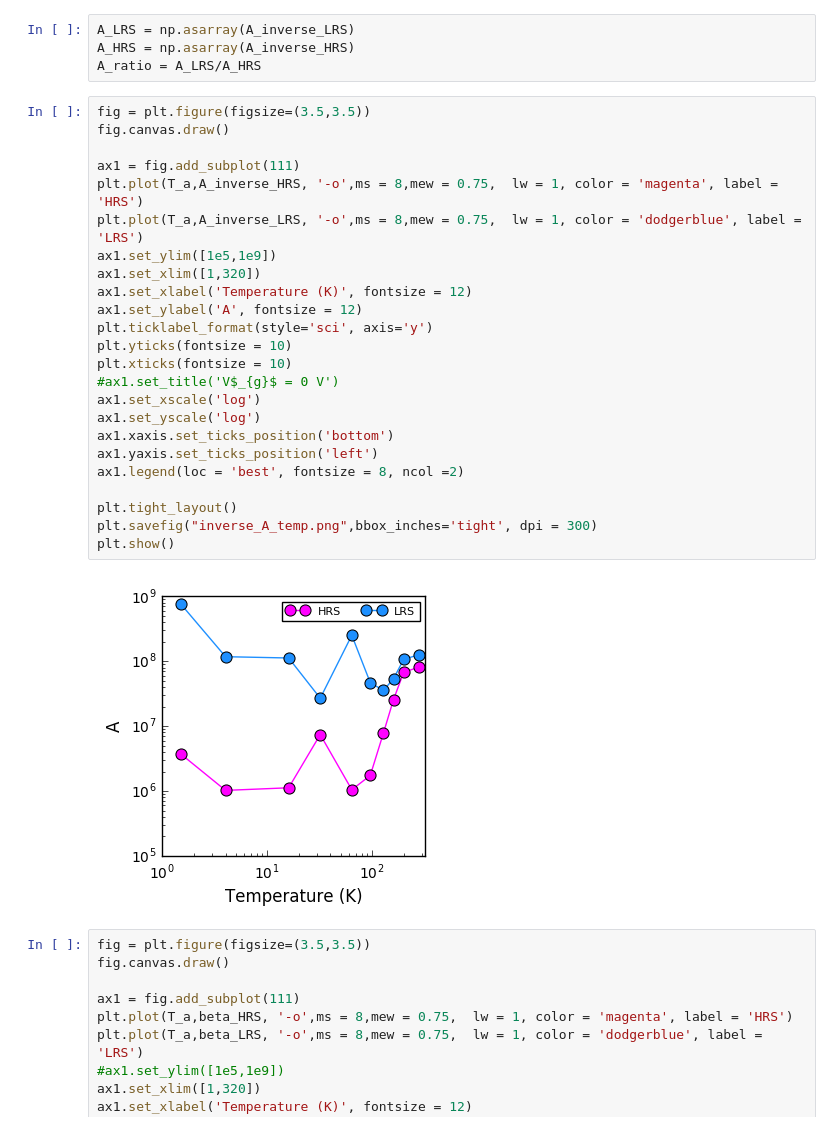
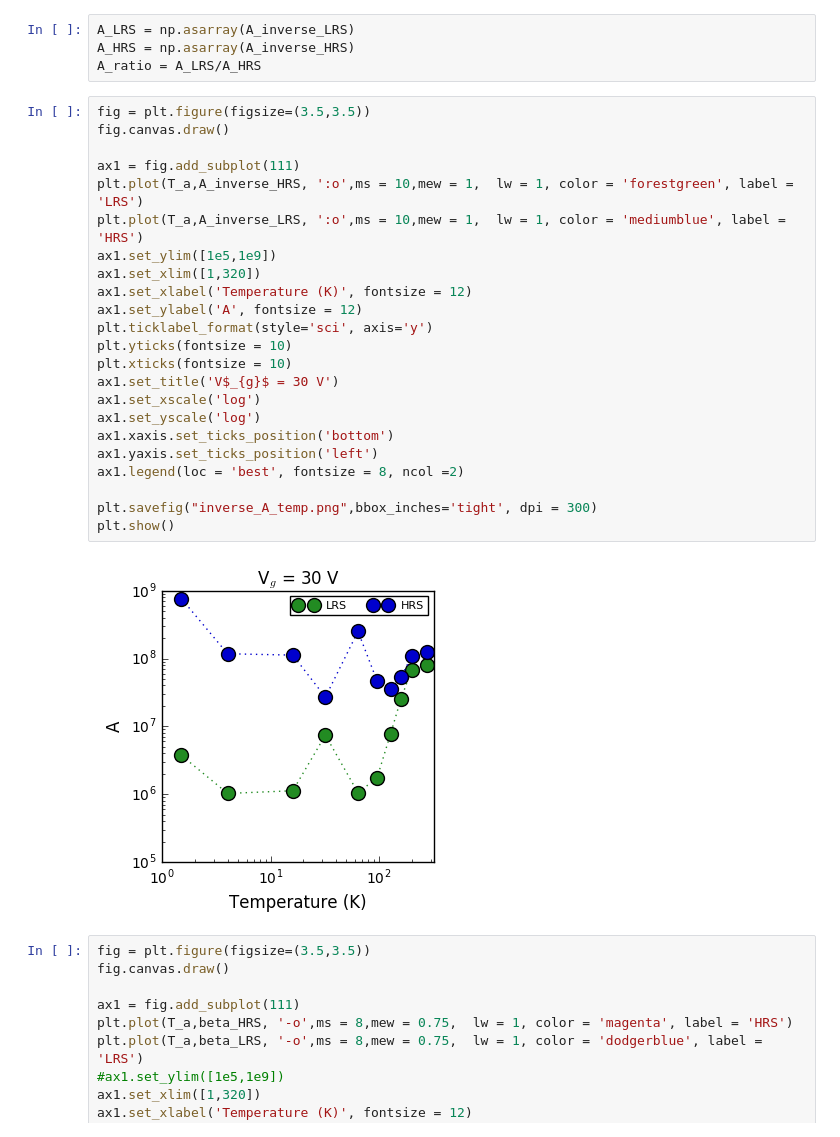
Before and after one commit to molydisulfide/Memristor, a Jupyter notebook: Comparative_analysis.ipynb, the cells around one changed output. Cells and saved outputs as stored; diff of their text form.

```diff
--- a/Comparative_analysis.ipynb
+++ b/Comparative_analysis.ipynb
@@ -746,29 +990,28 @@ A_ratio = A_LRS/A_HRS
 # %%
 fig = plt.figure(figsize=(3.5,3.5))
 fig.canvas.draw()
 
 ax1 = fig.add_subplot(111)
-plt.plot(T_a,A_inverse_HRS, '-o',ms = 8,mew = 0.75,  lw = 1, color = 'magenta', label = 'HRS')
-plt.plot(T_a,A_inverse_LRS, '-o',ms = 8,mew = 0.75,  lw = 1, color = 'dodgerblue', label = 'LRS')
+plt.plot(T_a,A_inverse_HRS, ':o',ms = 10,mew = 1,  lw = 1, color = 'forestgreen', label = 'LRS')
+plt.plot(T_a,A_inverse_LRS, ':o',ms = 10,mew = 1,  lw = 1, color = 'mediumblue', label = 'HRS')
 ax1.set_ylim([1e5,1e9])
 ax1.set_xlim([1,320])
 ax1.set_xlabel('Temperature (K)', fontsize = 12)
 ax1.set_ylabel('A', fontsize = 12)
 plt.ticklabel_format(style='sci', axis='y')
 plt.yticks(fontsize = 10)
 plt.xticks(fontsize = 10)
-#ax1.set_title('V$_{g}$ = 0 V')
+ax1.set_title('V$_{g}$ = 30 V')
 ax1.set_xscale('log')
 ax1.set_yscale('log')
 ax1.xaxis.set_ticks_position('bottom')
 ax1.yaxis.set_ticks_position('left')
 ax1.legend(loc = 'best', fontsize = 8, ncol =2)
 
-plt.tight_layout()
 plt.savefig("inverse_A_temp.png",bbox_inches='tight', dpi = 300)
 plt.show()
 # %% [output]
-[figure, old version]
+[figure, new version]
 # %%
 fig = plt.figure(figsize=(3.5,3.5))
 fig.canvas.draw()
```
Also changed, not shown: parts of 35 cells of this notebook, 2 other files.
